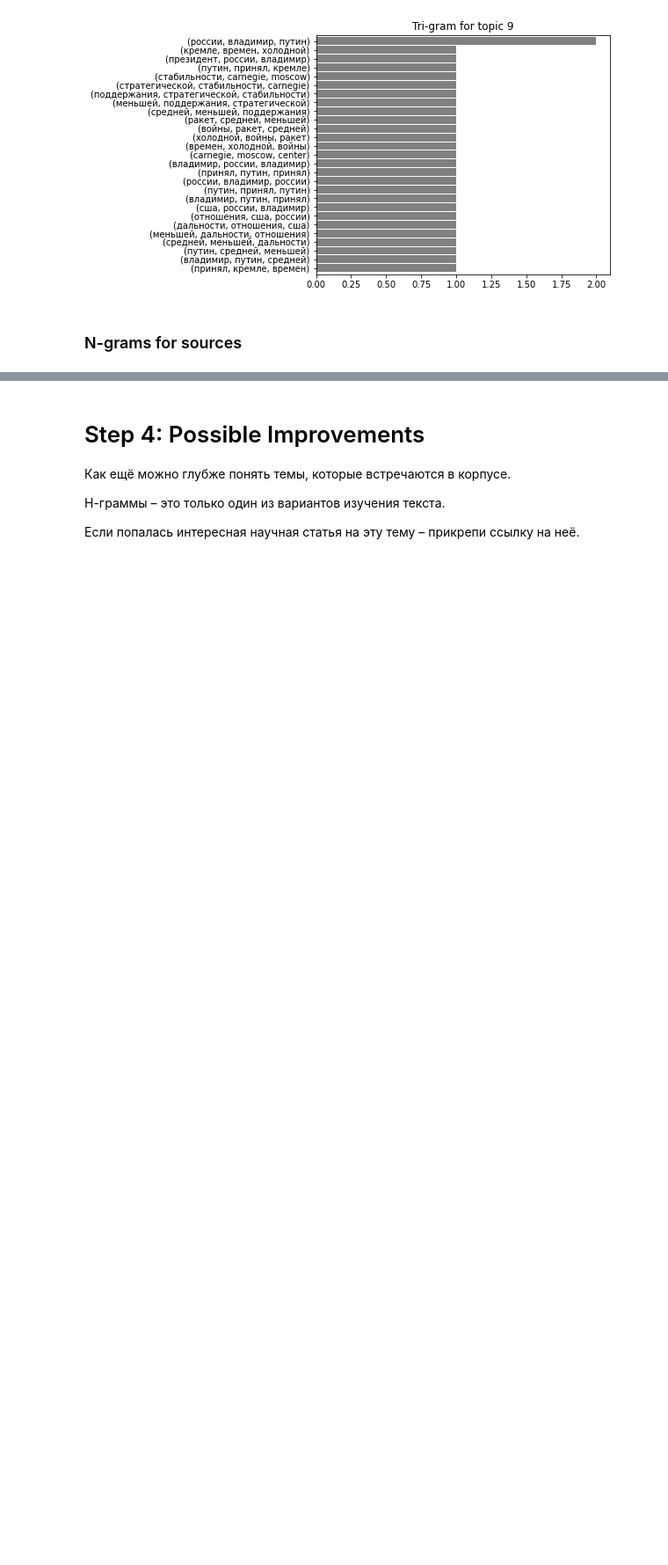
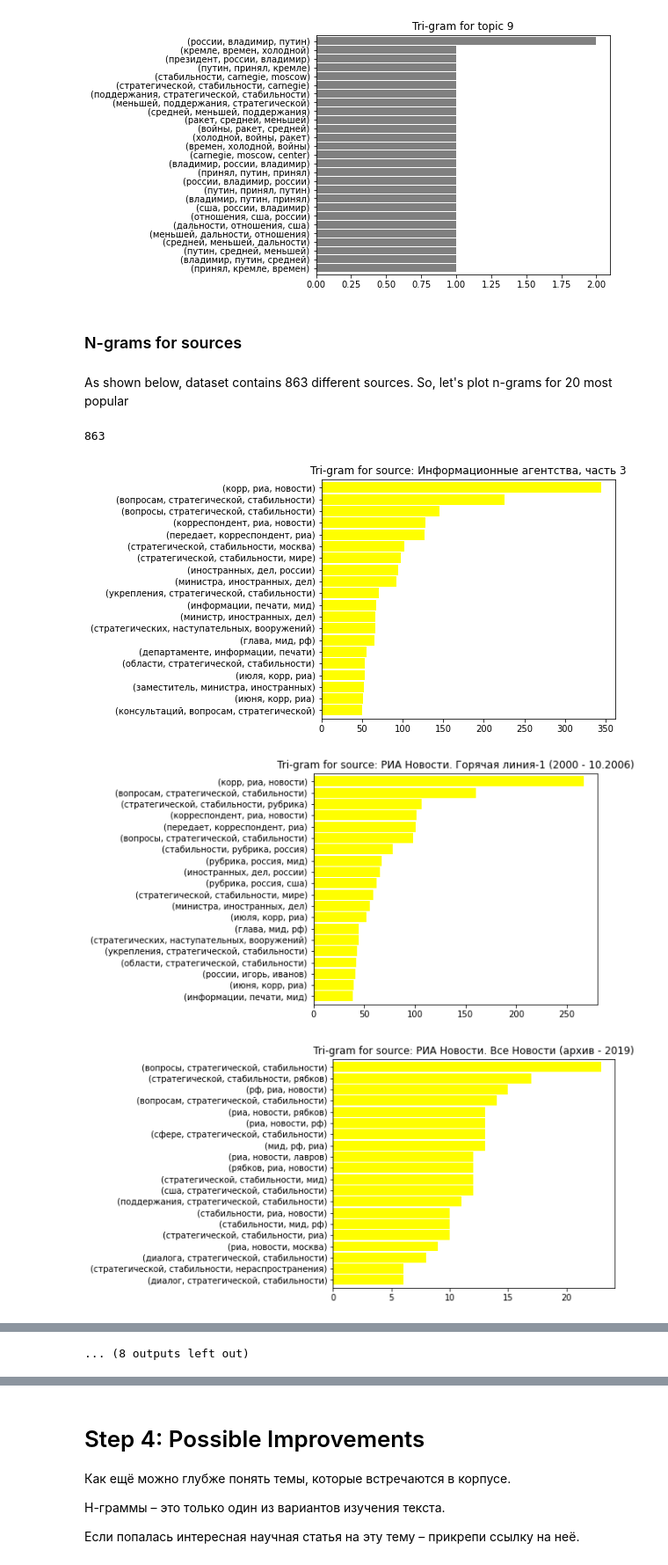
Before and after one commit to Teasotea/articles_topic_modelling, a Jupyter notebook: StratStabTask1.ipynb, the cells around one changed output, grey strips where cells are left out. Shown at 88% size. Cells and saved outputs as stored; diff of their text form; code cells hidden in the pictures; blank space fills up the shorter version.

```diff
--- a/StratStabTask1.ipynb
+++ b/StratStabTask1.ipynb
@@ -807,3 +763,18 @@ for k in range(-1,10,1):
 [figure]
 # %% [markdown]
 ### N-grams for sources
+# %% [markdown]
+As shown below, dataset contains 863 different sources. So, let's plot n-grams for 20 most popular
+# %%
+len(data2["source"].unique())
+# %% [output]
+863
+# %%
+for source in data2["source"].value_counts()[:20].reset_index()['index'].tolist():
+  source_words = [w for sublist in data2[data2['source']==source].tokenized.tolist() for w in sublist]
+  pd.Series(nltk.ngrams(source_words, 3)).value_counts()[:20].sort_values().plot.barh(color='yellow', width=.9, figsize=(6, 5), title = 'Tri-gram for source: '+str(source))
+  plt.show()
+# %% [output]
+[figure, added]
+[figure, added]
+[figure, added]
@@ -810 +790,2 @@ for k in range(-1,10,1):
+... (8 outputs left out)
 # %% [markdown]
```
Also changed, not shown: parts of 20 cells of this notebook.
